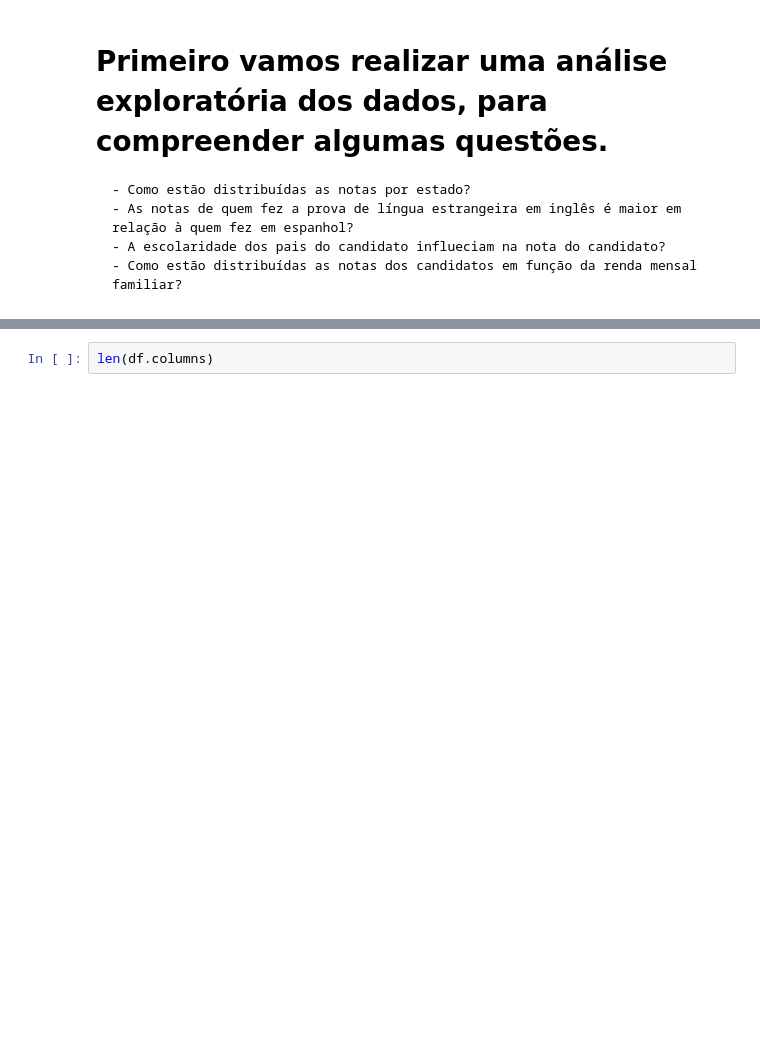
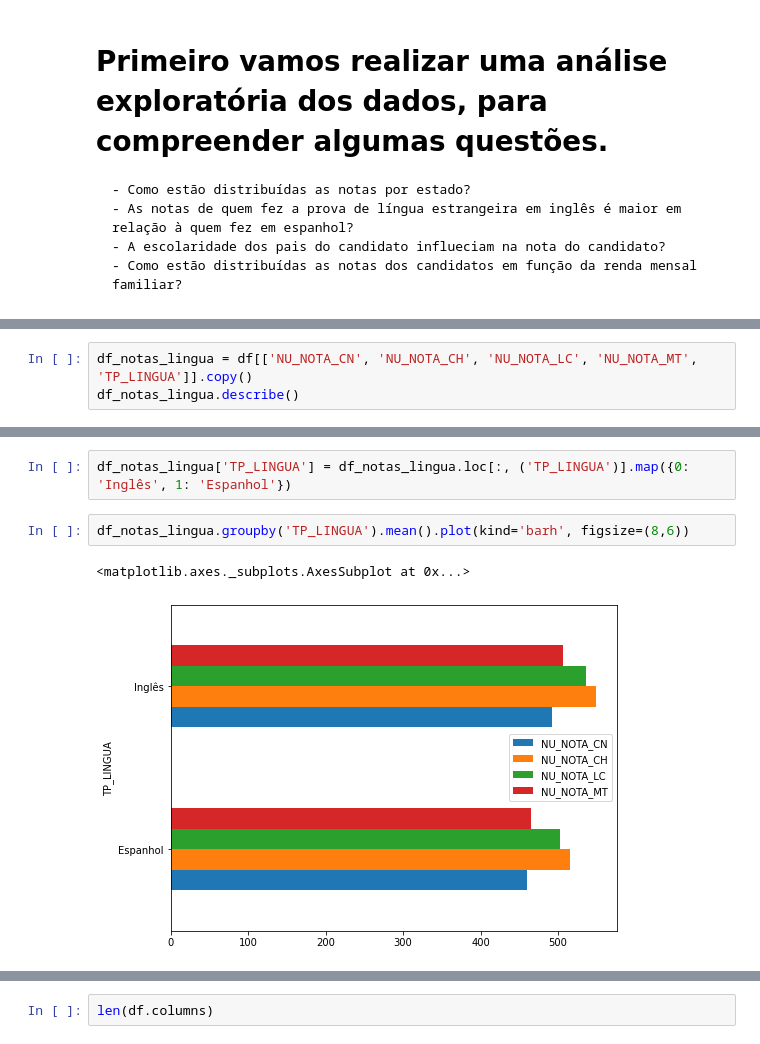
Before and after one commit to guilherme-fuzi/desafio-enem2016, a Jupyter notebook: enem2016.ipynb, the cells around one changed output, grey strips where cells are left out. Drawn from its saved outputs; the diff is of its cells as text; blank space fills up the shorter version.

```diff
--- a/enem2016.ipynb
+++ b/enem2016.ipynb
@@ -29,0 +68,3 @@ df.shape
+# %%
+df_notas_lingua = df[['NU_NOTA_CN', 'NU_NOTA_CH', 'NU_NOTA_LC', 'NU_NOTA_MT', 'TP_LINGUA']].copy()
+df_notas_lingua.describe()
@@ -29,0 +81,7 @@ df.shape
+# %%
+df_notas_lingua['TP_LINGUA'] = df_notas_lingua.loc[:, ('TP_LINGUA')].map({0: 'Inglês', 1: 'Espanhol'})
+# %%
+df_notas_lingua.groupby('TP_LINGUA').mean().plot(kind='barh', figsize=(8,6))
+# %% [output]
+<matplotlib.axes._subplots.AxesSubplot at 0x...>
+[figure, added]
```
Also changed, not shown: parts of 14 cells of this notebook.
